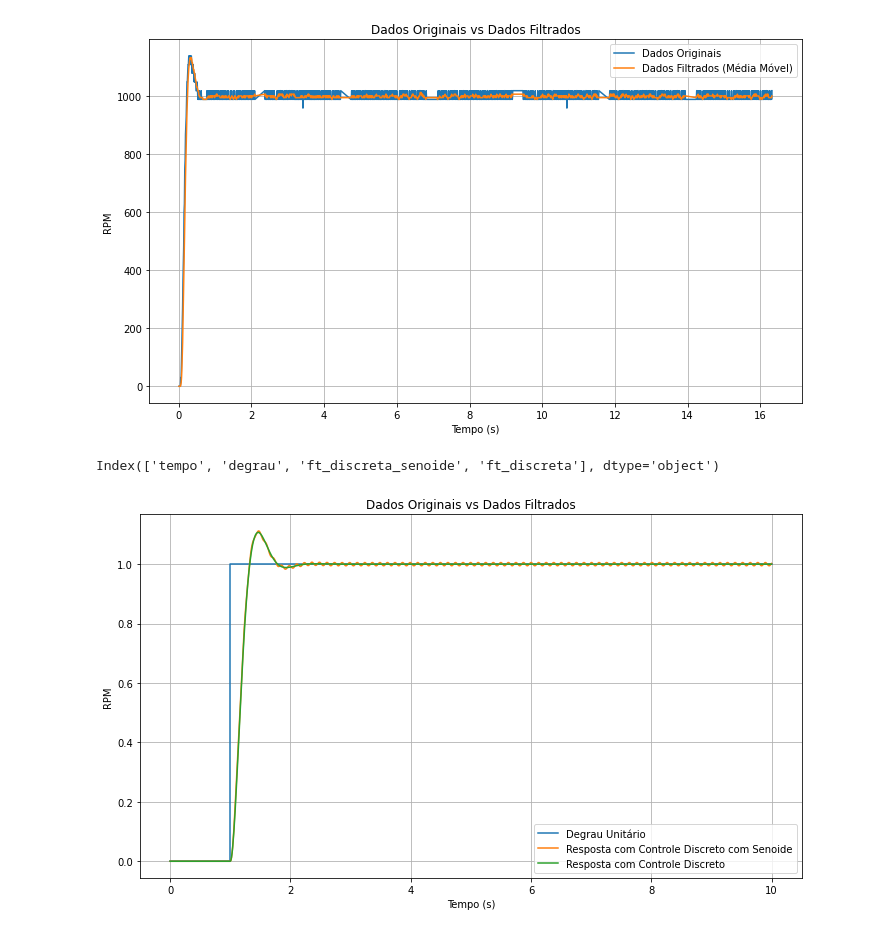
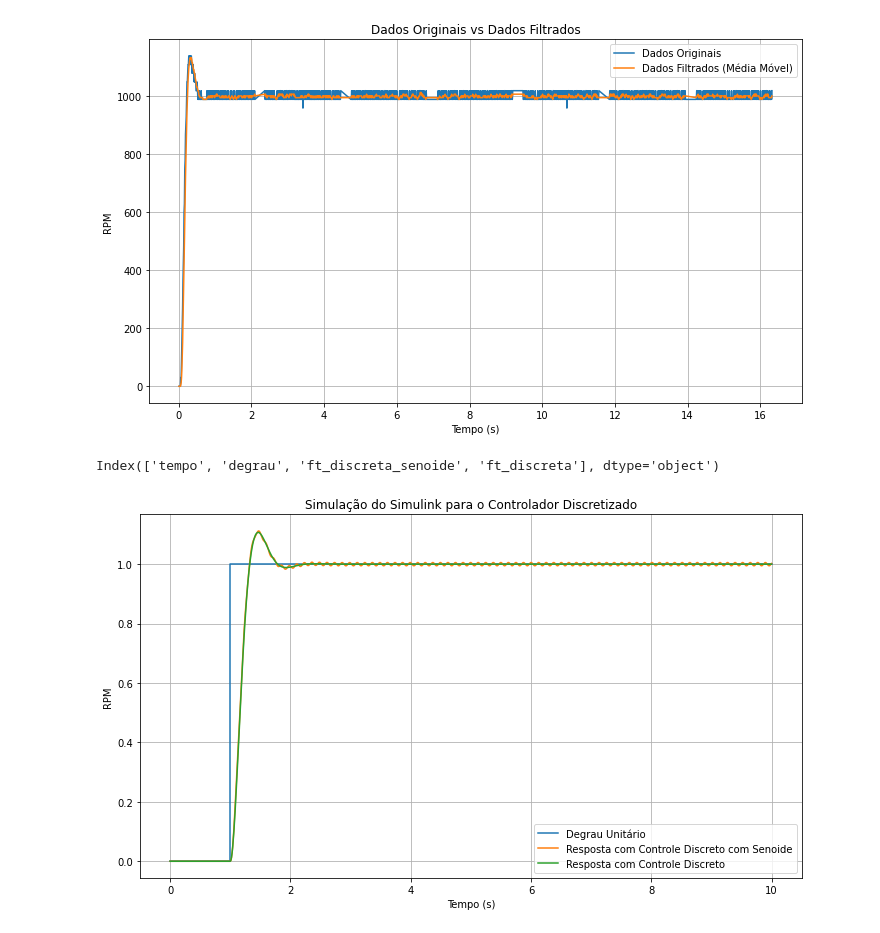
Before and after one commit to Camandaroba06/coleta_dados_labControle, a Jupyter notebook: plot_dados_motor.ipynb, the cells around one changed output. Cells and saved outputs as stored; diff of their text form; code cells hidden in the pictures.

Commit message:
título do gráfico

```diff
--- a/plot_dados_motor.ipynb
+++ b/plot_dados_motor.ipynb
@@ -60,30 +60,30 @@ fig.show()
 # %%
 dados_simulink = pd.read_csv("dados_simulink.csv")
 print(dados_simulink.columns)
 plt.figure(figsize=(10, 6))
 plt.plot(dados_simulink['tempo'], dados_simulink['degrau'], label='Degrau Unitário')
 plt.plot(dados_simulink['tempo'], dados_simulink['ft_discreta_senoide'], label='Resposta com Controle Discreto com Senoide')
 plt.plot(dados_simulink['tempo'], dados_simulink['ft_discreta'], label='Resposta com Controle Discreto')
 plt.xlabel('Tempo (s)')
 plt.ylabel('RPM')
-plt.title('Dados Originais vs Dados Filtrados')
+plt.title('Simulação do Simulink para o Controlador Discretizado')
 plt.legend()
 plt.grid(True)
 plt.tight_layout()
 plt.show()
 
 
-fig = px.line(dados_simulink, x='tempo', y='degrau', title='Exemplo de Gráfico de Linha')
+fig = px.line(dados_simulink, x='tempo', y='degrau', title='Simulação do Simulink para o Controlador Discretizado')
 
 
 fig.add_scatter(x=dados_simulink['tempo'], y=dados_simulink['ft_discreta_senoide'], mode='lines', name='ft_discreta_senoide')
 fig.add_scatter(x=dados_simulink['tempo'], y=dados_simulink['ft_discreta'], mode='lines', name='ft_discreta')
 
 
 fig.update_xaxes(title='Tempo (s)')
 fig.update_yaxes(title='Amplitude')
 
 fig.show()
 # %% [output]
 Index(['tempo', 'degrau', 'ft_discreta_senoide', 'ft_discreta'], dtype='object')
-[figure, old version]
+[figure, new version]
```
